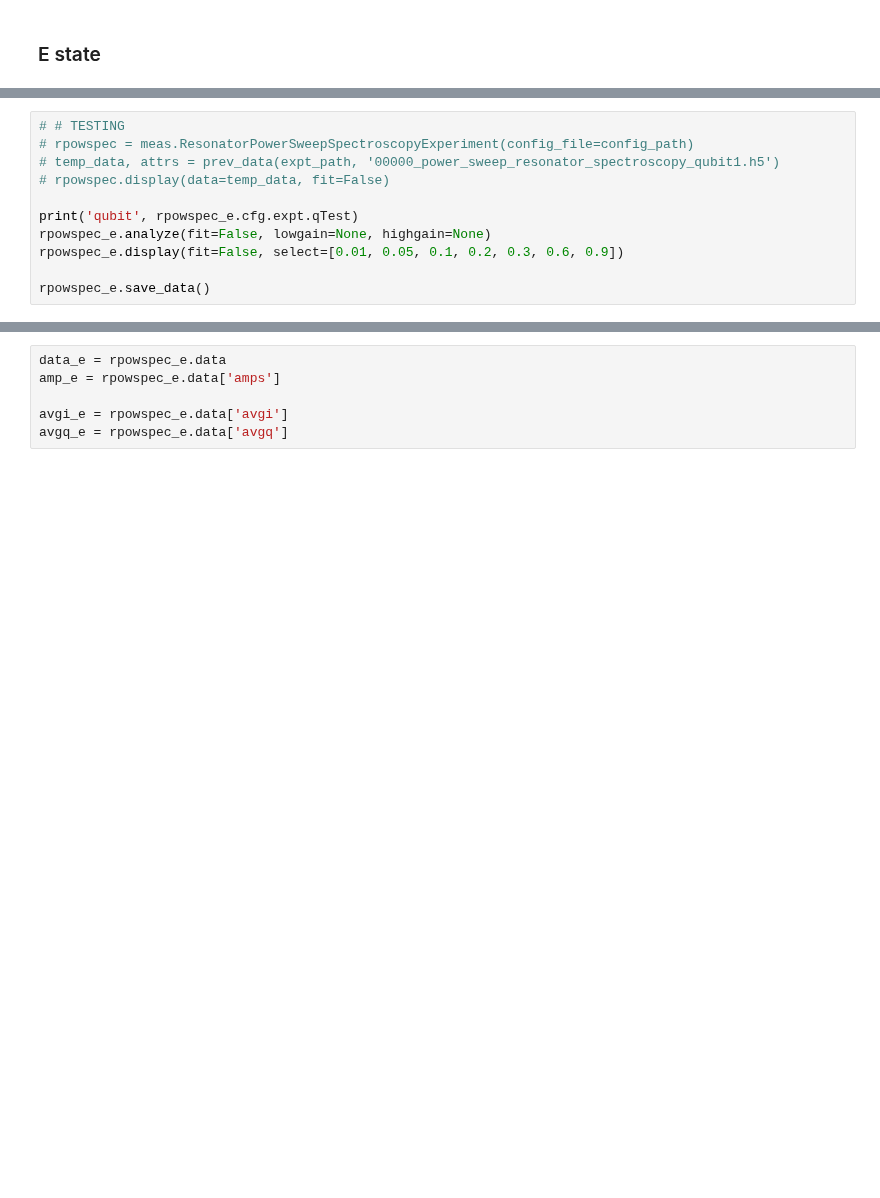
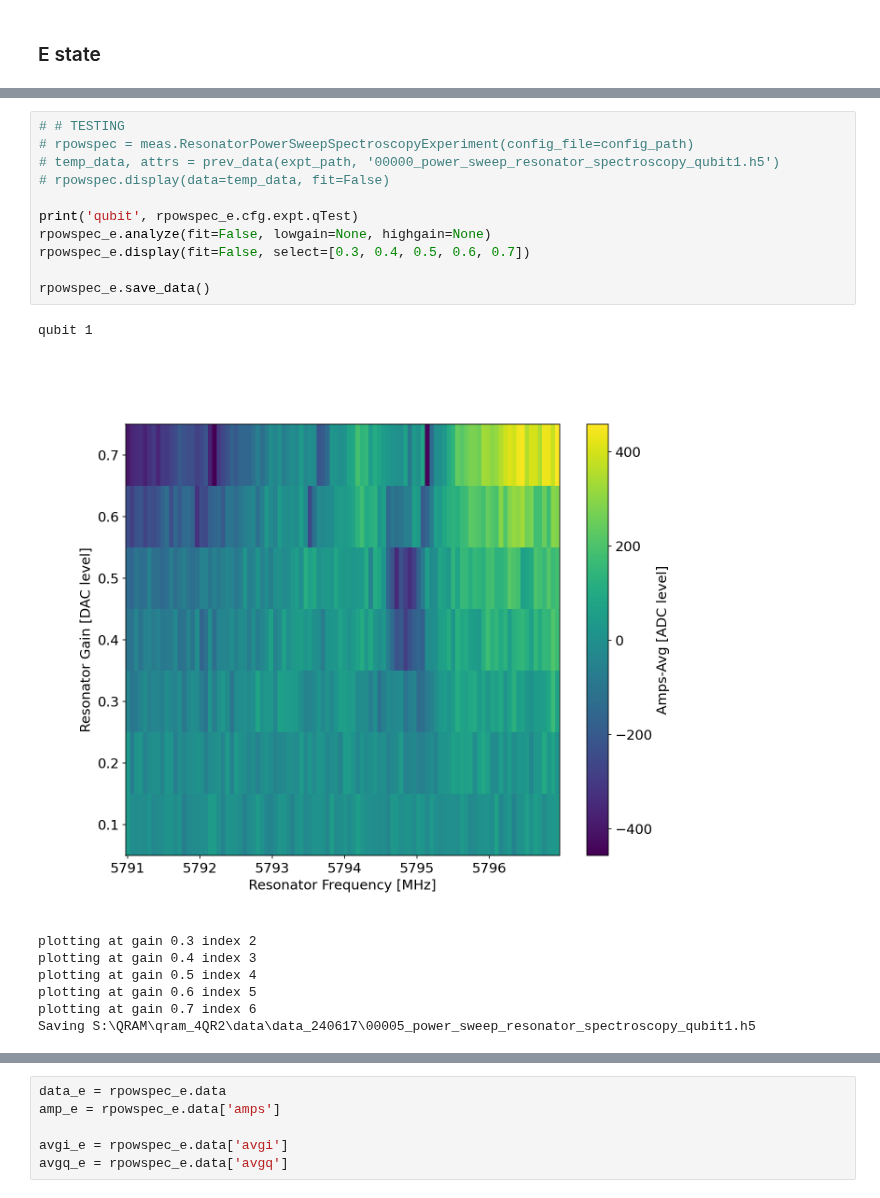
Before and after one commit to SchusterLab/qram_tprocv1_expts, a Jupyter notebook: high_power_readout.ipynb, the cells around one changed output, grey strips where cells are left out. Saved outputs shown, nothing was run; the diff lists cells and outputs as text; blank space fills up the shorter version.

```diff
--- a/high_power_readout.ipynb
+++ b/high_power_readout.ipynb
@@ -339,11 +361,20 @@ rpowspec_e.go(analyze=False, display=False, progress=True, save=False)
 # %%
 # # TESTING
 # rpowspec = meas.ResonatorPowerSweepSpectroscopyExperiment(config_file=config_path)
 # temp_data, attrs = prev_data(expt_path, '00000_power_sweep_resonator_spectroscopy_qubit1.h5')
 # rpowspec.display(data=temp_data, fit=False)
 
 print('qubit', rpowspec_e.cfg.expt.qTest)
 rpowspec_e.analyze(fit=False, lowgain=None, highgain=None)
-rpowspec_e.display(fit=False, select=[0.01, 0.05, 0.1, 0.2, 0.3, 0.6, 0.9])
+rpowspec_e.display(fit=False, select=[0.3, 0.4, 0.5, 0.6, 0.7])
 
 rpowspec_e.save_data()
+# %% [output]
+qubit 1
+[figure, added]
+plotting at gain 0.3 index 2
+plotting at gain 0.4 index 3
+plotting at gain 0.5 index 4
+plotting at gain 0.6 index 5
+plotting at gain 0.7 index 6
+Saving S:\QRAM\qram_4QR2\data\data_240617\00005_power_sweep_resonator_spectroscopy_qubit1.h5
```
Also changed, not shown: parts of 11 cells of this notebook, 2 other files.
